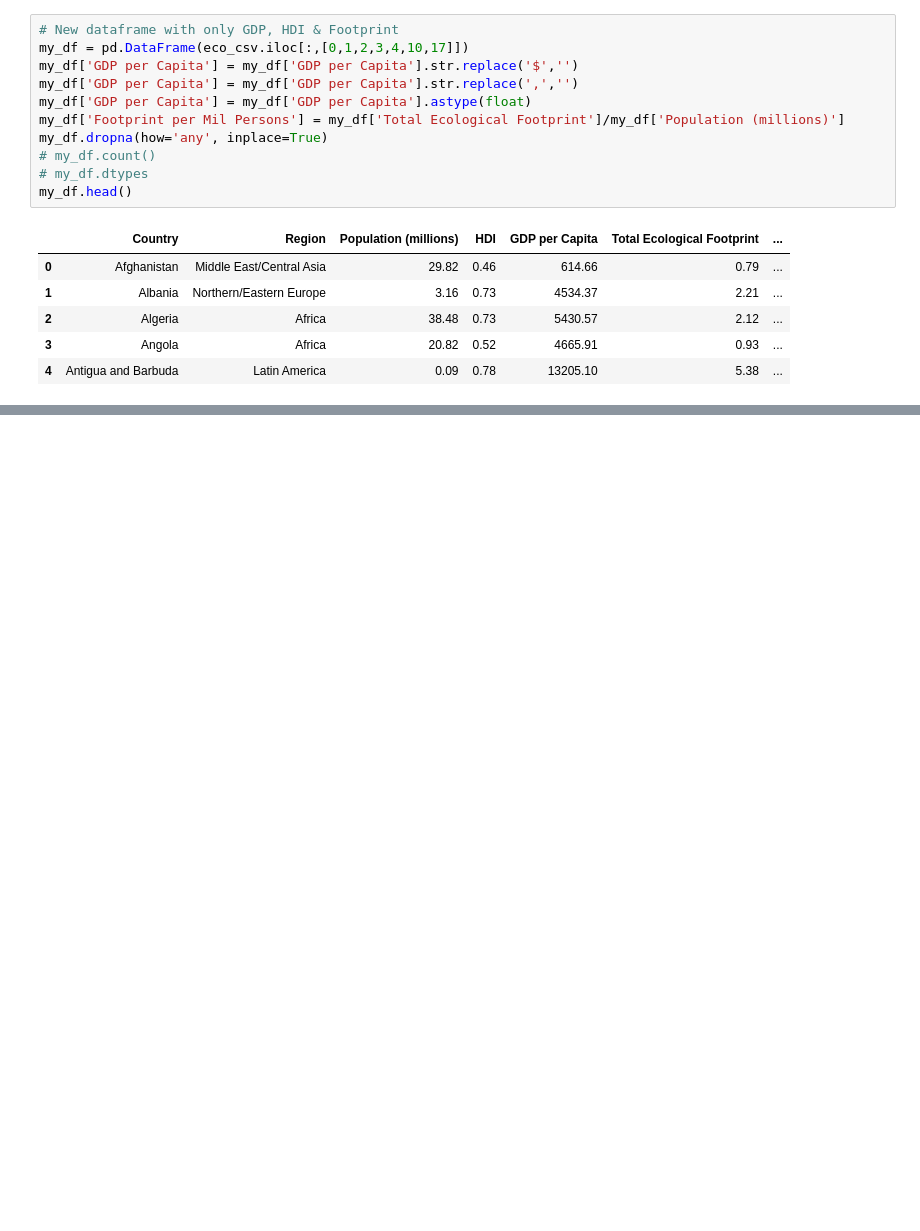
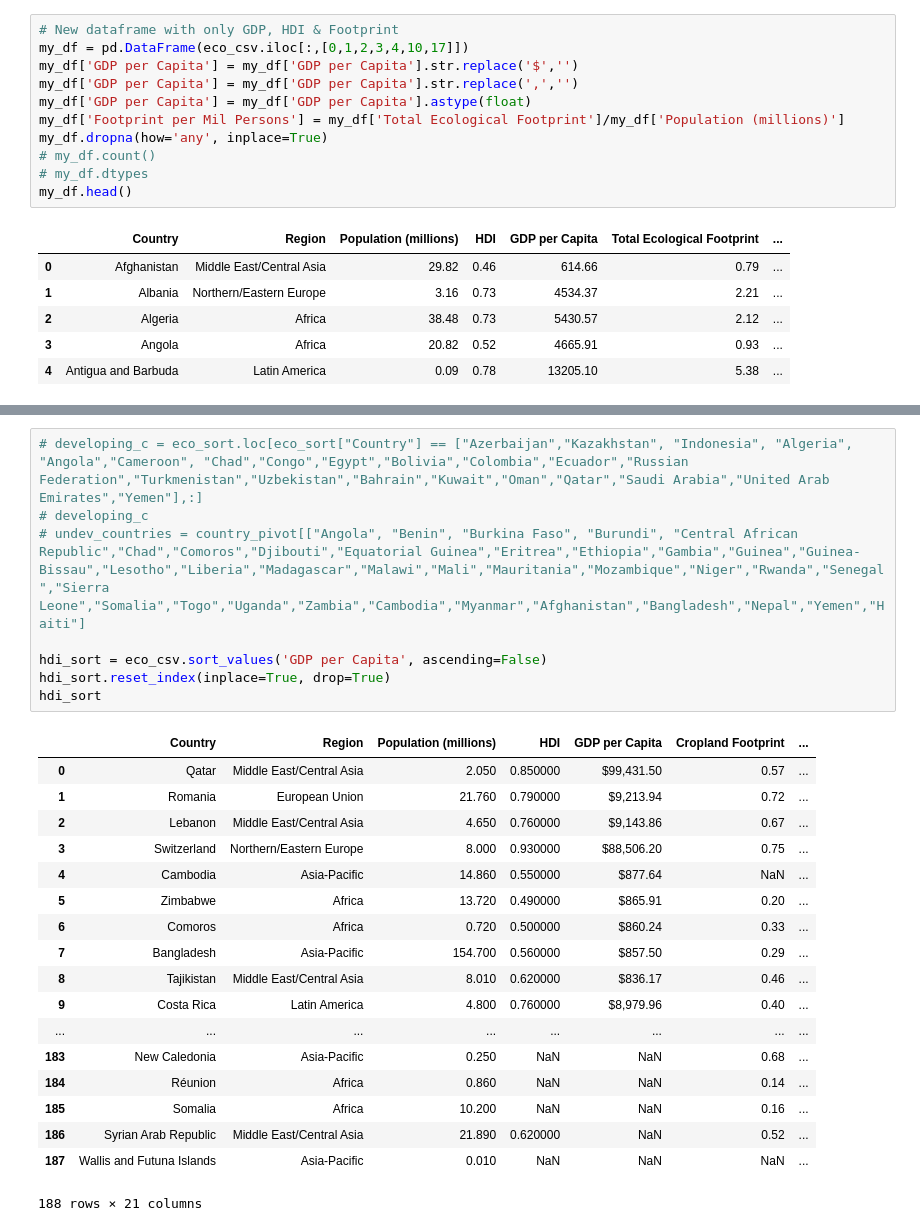
Before and after one commit to limbz-sami/Eco_footprint, a Jupyter notebook: footprint_development.ipynb, the cells around one changed output, grey strips where cells are left out. Drawn from its saved outputs; the diff is of its cells as text; blank space fills up the shorter version.

```diff
--- a/footprint_development.ipynb
+++ b/footprint_development.ipynb
@@ -88,0 +172,27 @@ dtype: int64
+# %%
+# developing_c = eco_sort.loc[eco_sort["Country"] == ["Azerbaijan","Kazakhstan", "Indonesia", "Algeria", "Angola","Cameroon", "Chad","Congo","Egypt","Bolivia","Colombia","Ecuador","Russian Federation","Turkmenistan","Uzbekistan","Bahrain","Kuwait","Oman","Qatar","Saudi Arabia","United Arab Emirates","Yemen"],:]
+# developing_c
+# undev_countries = country_pivot[["Angola", "Benin", "Burkina Faso", "Burundi", "Central African Republic","Chad","Comoros","Djibouti","Equatorial Guinea","Eritrea","Ethiopia","Gambia","Guinea","Guinea-Bissau","Lesotho","Liberia","Madagascar","Malawi","Mali","Mauritania","Mozambique","Niger","Rwanda","Senegal","Sierra Leone","Somalia","Togo","Uganda","Zambia","Cambodia","Myanmar","Afghanistan","Bangladesh","Nepal","Yemen","Haiti"]
+
+hdi_sort = eco_csv.sort_values('GDP per Capita', ascending=False)
+hdi_sort.reset_index(inplace=True, drop=True)
+hdi_sort
+# %% [output]
+|  | Country | Region | Population (millions) | HDI | GDP per Capita | Cropland Footprint | ... |
+| 0 | Qatar | Middle East/Central Asia | 2.050 | 0.850000 | $99,431.50 | 0.57 | ... |
+| 1 | Romania | European Union | 21.760 | 0.790000 | $9,213.94 | 0.72 | ... |
+| 2 | Lebanon | Middle East/Central Asia | 4.650 | 0.760000 | $9,143.86 | 0.67 | ... |
+| 3 | Switzerland | Northern/Eastern Europe | 8.000 | 0.930000 | $88,506.20 | 0.75 | ... |
+| 4 | Cambodia | Asia-Pacific | 14.860 | 0.550000 | $877.64 | NaN | ... |
+| 5 | Zimbabwe | Africa | 13.720 | 0.490000 | $865.91 | 0.20 | ... |
+| 6 | Comoros | Africa | 0.720 | 0.500000 | $860.24 | 0.33 | ... |
+| 7 | Bangladesh | Asia-Pacific | 154.700 | 0.560000 | $857.50 | 0.29 | ... |
+| 8 | Tajikistan | Middle East/Central Asia | 8.010 | 0.620000 | $836.17 | 0.46 | ... |
+| 9 | Costa Rica | Latin America | 4.800 | 0.760000 | $8,979.96 | 0.40 | ... |
+| ... | ... | ... | ... | ... | ... | ... | ... |
+| 183 | New Caledonia | Asia-Pacific | 0.250 | NaN | NaN | 0.68 | ... |
+| 184 | Réunion | Africa | 0.860 | NaN | NaN | 0.14 | ... |
+| 185 | Somalia | Africa | 10.200 | NaN | NaN | 0.16 | ... |
+| 186 | Syrian Arab Republic | Middle East/Central Asia | 21.890 | 0.620000 | NaN | 0.52 | ... |
+| 187 | Wallis and Futuna Islands | Asia-Pacific | 0.010 | NaN | NaN | NaN | ... |
+188 rows × 21 columns
```
Also changed, not shown: parts of 10 cells of this notebook, 4 other files.
